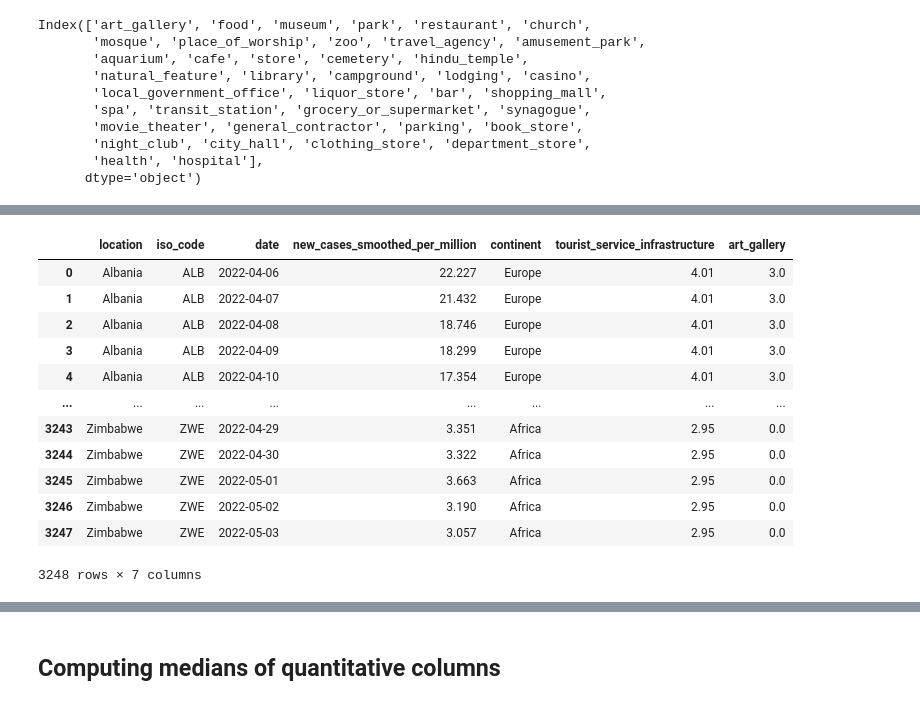
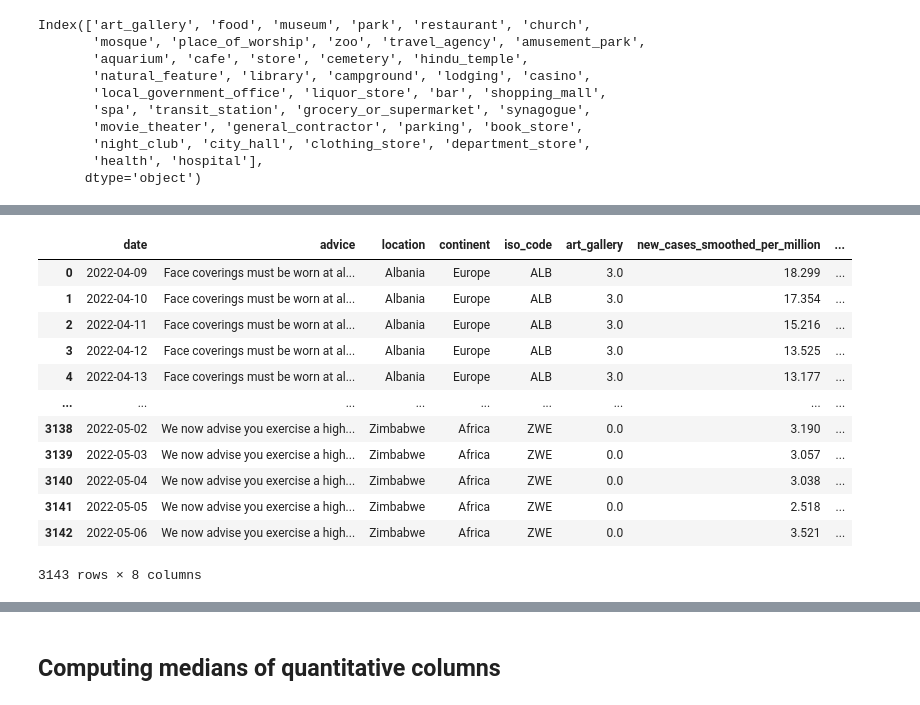
Before and after one commit to serenawatson/data3888, a Jupyter notebook: Eve_initial_variable_selection_clustering.ipynb, the cells around one changed output, grey strips where cells are left out. Saved outputs shown, nothing was run; the diff lists cells and outputs as text; code cells hidden in the pictures.

```diff
--- a/Eve_initial_variable_selection_clustering.ipynb
+++ b/Eve_initial_variable_selection_clustering.ipynb
@@ -174,0 +255,3 @@ covid_merged = pd.merge(covid_merged, poi, on="iso_code")
+# %%
+for replacement in replacements:
+    travel_advice.replace(replacement, replacements[replacement], inplace = True)
@@ -175,3 +262,9 @@ covid_merged = pd.merge(covid_merged, poi, on="iso_code")
+# %%
+travel_advice.rename(columns={"title": "location", "description": "advice"}, inplace = True)
+# %%
+travel_advice["advice"] = [BeautifulSoup(s, "lxml").text for s in travel_advice["advice"]]
+# %%
+covid_merged = pd.merge(covid_merged, travel_advice, on="location")
 # %%
 covid_merged
 # %% [output]
@@ -191,17 +284,22 @@ covid_merged
 # %%
+covid_colnames.append("advice")
+
 covid_merged = covid_merged[list(set(non_covid_colnames).union(set(covid_colnames)))]
+
+covid_colnames.remove("advice")
+
 covid_merged
 # %% [output]
-|  | location | iso_code | date | new_cases_smoothed_per_million | continent | tourist_service_infrastructure | art_gallery |
-| 0 | Albania | ALB | 2022-04-06 | 22.227 | Europe | 4.01 | 3.0 |
-| 1 | Albania | ALB | 2022-04-07 | 21.432 | Europe | 4.01 | 3.0 |
-| 2 | Albania | ALB | 2022-04-08 | 18.746 | Europe | 4.01 | 3.0 |
-| 3 | Albania | ALB | 2022-04-09 | 18.299 | Europe | 4.01 | 3.0 |
-| 4 | Albania | ALB | 2022-04-10 | 17.354 | Europe | 4.01 | 3.0 |
-| ... | ... | ... | ... | ... | ... | ... | ... |
-| 3243 | Zimbabwe | ZWE | 2022-04-29 | 3.351 | Africa | 2.95 | 0.0 |
-| 3244 | Zimbabwe | ZWE | 2022-04-30 | 3.322 | Africa | 2.95 | 0.0 |
-| 3245 | Zimbabwe | ZWE | 2022-05-01 | 3.663 | Africa | 2.95 | 0.0 |
-| 3246 | Zimbabwe | ZWE | 2022-05-02 | 3.190 | Africa | 2.95 | 0.0 |
-| 3247 | Zimbabwe | ZWE | 2022-05-03 | 3.057 | Africa | 2.95 | 0.0 |
+|  | date | advice | location | continent | iso_code | art_gallery | new_cases_smoothed_per_million | ... |
+| 0 | 2022-04-09 | Face coverings must be worn at al... | Albania | Europe | ALB | 3.0 | 18.299 | ... |
+| 1 | 2022-04-10 | Face coverings must be worn at al... | Albania | Europe | ALB | 3.0 | 17.354 | ... |
+| 2 | 2022-04-11 | Face coverings must be worn at al... | Albania | Europe | ALB | 3.0 | 15.216 | ... |
+| 3 | 2022-04-12 | Face coverings must be worn at al... | Albania | Europe | ALB | 3.0 | 13.525 | ... |
+| 4 | 2022-04-13 | Face coverings must be worn at al... | Albania | Europe | ALB | 3.0 | 13.177 | ... |
+| ... | ... | ... | ... | ... | ... | ... | ... | ... |
+| 3138 | 2022-05-02 | We now advise you exercise a high... | Zimbabwe | Africa | ZWE | 0.0 | 3.190 | ... |
+| 3139 | 2022-05-03 | We now advise you exercise a high... | Zimbabwe | Africa | ZWE | 0.0 | 3.057 | ... |
+| 3140 | 2022-05-04 | We now advise you exercise a high... | Zimbabwe | Africa | ZWE | 0.0 | 3.038 | ... |
+| 3141 | 2022-05-05 | We now advise you exercise a high... | Zimbabwe | Africa | ZWE | 0.0 | 2.518 | ... |
+| 3142 | 2022-05-06 | We now advise you exercise a high... | Zimbabwe | Africa | ZWE | 0.0 | 3.521 | ... |
-3248 rows × 7 columns
+3143 rows × 8 columns
```
Also changed, not shown: parts of 30 cells of this notebook.
